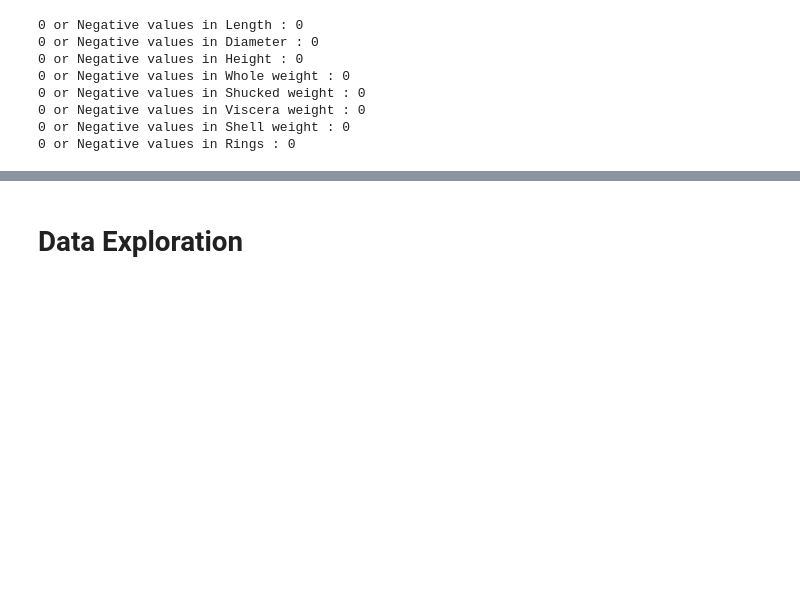
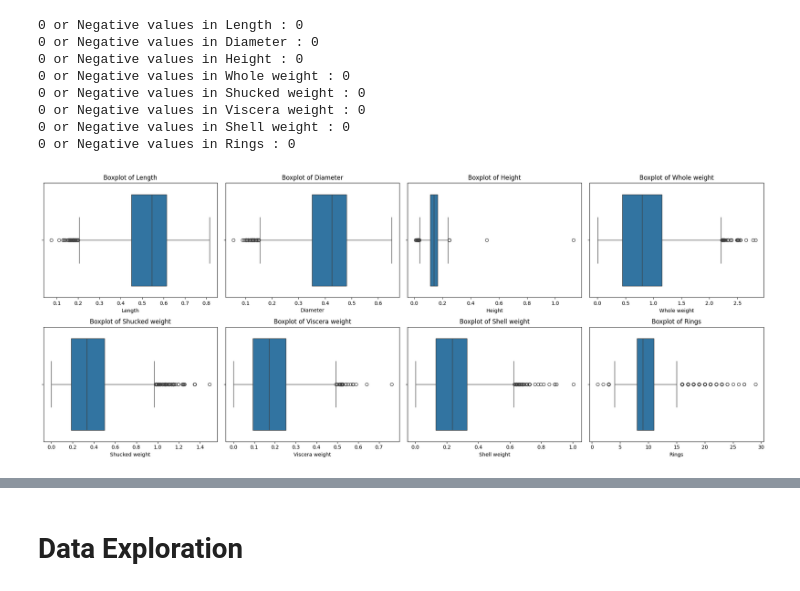
Before and after one commit to yashsavani19/Abalone-Age-Prediction-Analysis, a Jupyter notebook: notebooks/1_Data_Cleaning_and_Exploration.ipynb, the cells around one changed output, grey strips where cells are left out. Saved outputs shown, nothing was run; the diff lists cells and outputs as text; code cells hidden in the pictures; blank space fills up the shorter version.

```diff
--- a/notebooks/1_Data_Cleaning_and_Exploration.ipynb
+++ b/notebooks/1_Data_Cleaning_and_Exploration.ipynb
@@ -111,18 +108,21 @@ for vars in continuous_vars:
 0 or Negative values in Shell weight : 0
 0 or Negative values in Rings : 0
 # %%
-# # Checking for outliers using boxplot
-# fig, axes = plt.subplots(nrows=2, ncols=4, figsize=(20, 8))
+# Checking for outliers using boxplot
 
-# # Flatten axes array for easy iteration
-# axes = axes.flatten()
+fig, axes = plt.subplots(nrows=2, ncols=4, figsize=(20, 8))
 
-# # Create one boxplot per variable
-# for i, var in enumerate(continuous_vars):
-#     sns.boxplot(x=data[var], ax=axes[i])
-#     axes[i].set_title(f"Boxplot of {var}")
-#     axes[i].set_xlabel(var)
+# Flatten axes array for easy iteration
+axes = axes.flatten()
 
-# # Adjust layout
-# plt.tight_layout()
-# plt.show()
+# Create one boxplot per variable
+for i, var in enumerate(continuous_vars):
+    sns.boxplot(x=data[var], ax=axes[i])
+    axes[i].set_title(f"Boxplot of {var}")
+    axes[i].set_xlabel(var)
+
+# Adjust layout
+plt.tight_layout()
+plt.show()
+# %% [output]
+[figure, added]
```
Also changed, not shown: parts of 7 cells of this notebook, 2 other files.
